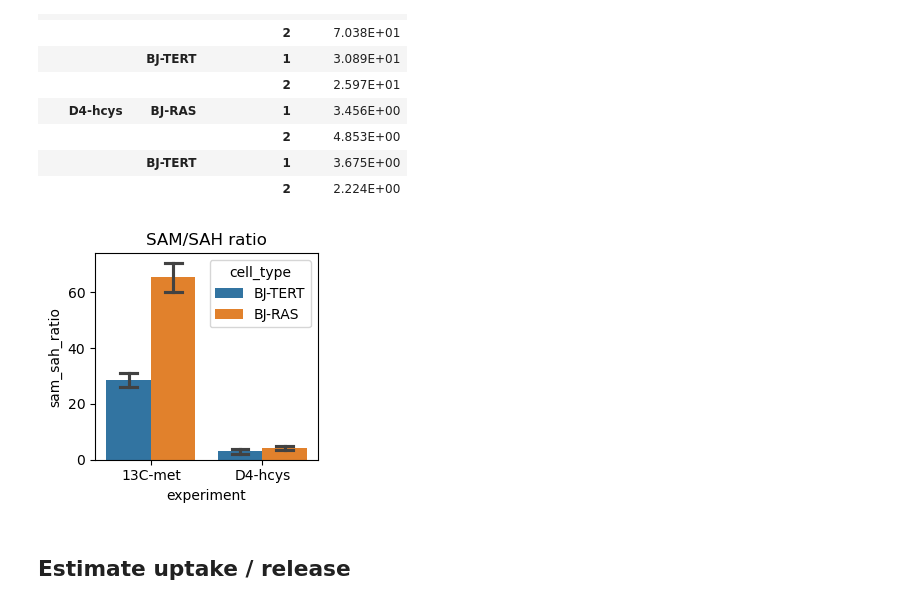
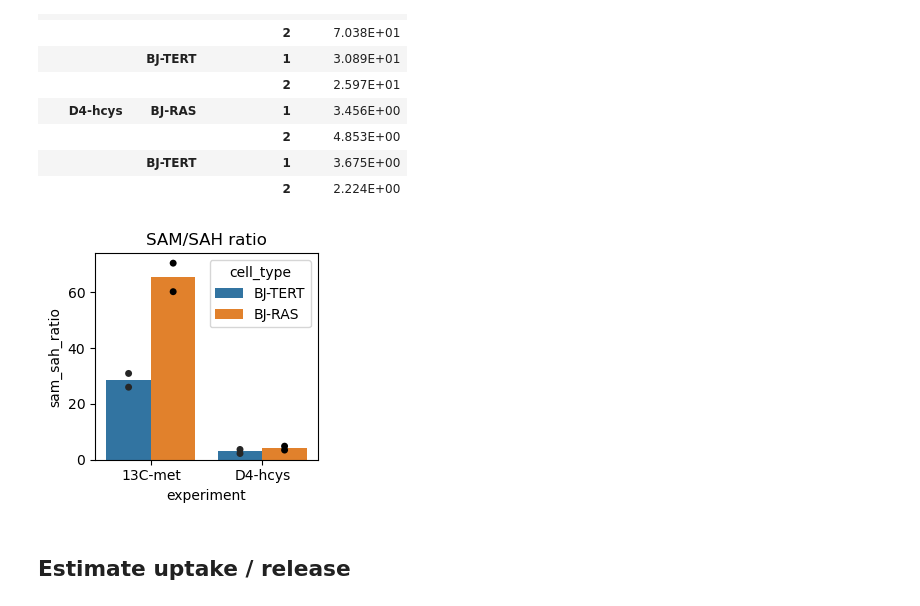
Before and after one commit to Nilsson-Lab-KI/met-hcys-flux, a Jupyter notebook: 02_heavy_fractions_concentrations.ipynb, the cells around one changed output. Drawn from its saved outputs; the diff is of its cells as text; code cells hidden in the pictures.

```diff
--- a/02_heavy_fractions_concentrations.ipynb
+++ b/02_heavy_fractions_concentrations.ipynb
@@ -609,15 +621,21 @@ sam_sah_ratio
 # %%
 fig, axs = plt.subplots(ncols=1, figsize=(3,3))
 sns.barplot(
     sam_sah_ratio.sort_index(ascending=[True, False]),
     x='experiment', y='sam_sah_ratio', hue='cell_type',
-    estimator=np.median, errorbar=lambda x: [x.min(), x.max()], capsize=0.3
+    errorbar=None,
+)
+sns.stripplot(
+    sam_sah_ratio.sort_index(ascending=[True, False]),
+    x='experiment', y='sam_sah_ratio', hue='cell_type',
+    dodge=True, jitter=False, palette='dark:k',
+    ax=axs, legend=False
 )
 axs.set_title('SAM/SAH ratio')
 fig.tight_layout()
 plt.savefig(Path('plots') / 'sam_sah_ratio.pdf')
 # %% [output]
-[figure, old version]
+[figure, new version]
 # %% [markdown]
 ## Estimate uptake / release
 # %%
```
Also changed, not shown: parts of 12 cells of this notebook.
